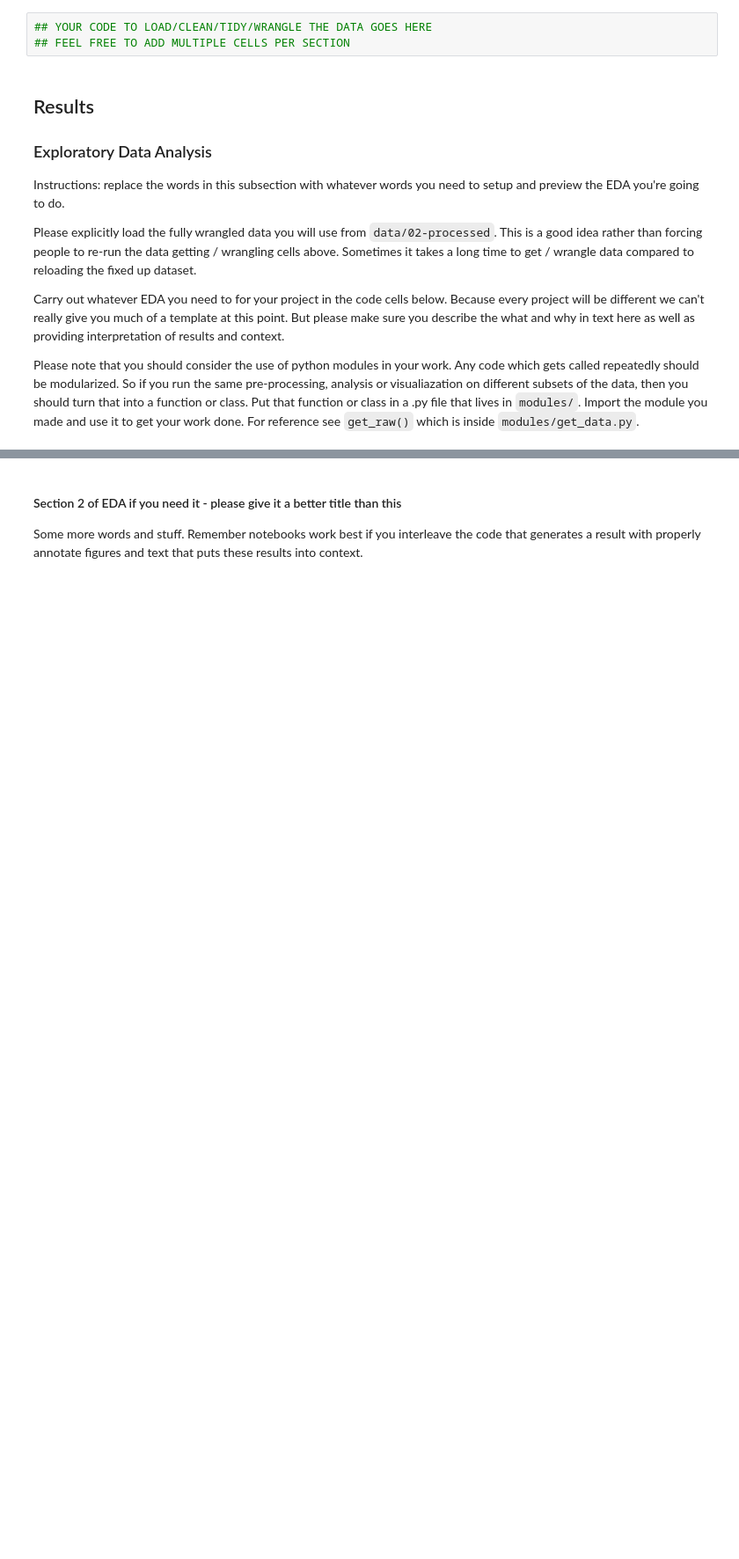
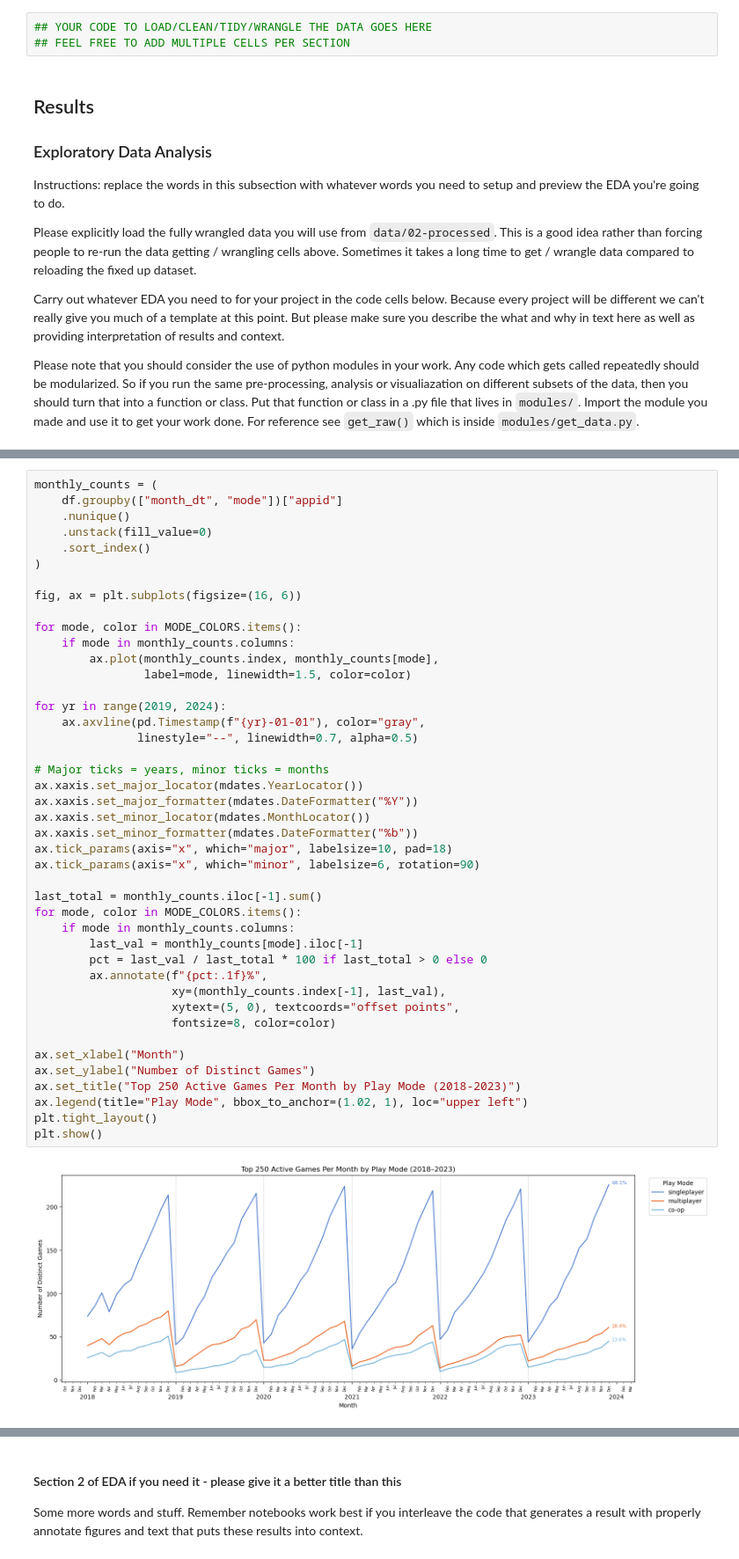
Before and after one commit to COGS108/Group038_WI26, a Jupyter notebook: 02-EDACheckpoint.ipynb, the cells around one changed output, grey strips where cells are left out. Shown at 88% size. Cells and saved outputs as stored; diff of their text form; blank space fills up the shorter version.

```diff
--- a/02-EDACheckpoint.ipynb
+++ b/02-EDACheckpoint.ipynb
@@ -122,0 +235,45 @@ Some more words and stuff.  Remember notebooks work best if you interleave the c
+# %%
+monthly_counts = (
+    df.groupby(["month_dt", "mode"])["appid"]
+    .nunique()
+    .unstack(fill_value=0)
+    .sort_index()
+)
+
+fig, ax = plt.subplots(figsize=(16, 6))
+
+for mode, color in MODE_COLORS.items():
+    if mode in monthly_counts.columns:
+        ax.plot(monthly_counts.index, monthly_counts[mode],
+                label=mode, linewidth=1.5, color=color)
+
+for yr in range(2019, 2024):
+    ax.axvline(pd.Timestamp(f"{yr}-01-01"), color="gray",
+               linestyle="--", linewidth=0.7, alpha=0.5)
+
+# Major ticks = years, minor ticks = months
+ax.xaxis.set_major_locator(mdates.YearLocator())
+ax.xaxis.set_major_formatter(mdates.DateFormatter("%Y"))
+ax.xaxis.set_minor_locator(mdates.MonthLocator())
+ax.xaxis.set_minor_formatter(mdates.DateFormatter("%b"))
+ax.tick_params(axis="x", which="major", labelsize=10, pad=18)
+ax.tick_params(axis="x", which="minor", labelsize=6, rotation=90)
+
+last_total = monthly_counts.iloc[-1].sum()
+for mode, color in MODE_COLORS.items():
+    if mode in monthly_counts.columns:
+        last_val = monthly_counts[mode].iloc[-1]
+        pct = last_val / last_total * 100 if last_total > 0 else 0
+        ax.annotate(f"{pct:.1f}%",
+                    xy=(monthly_counts.index[-1], last_val),
+                    xytext=(5, 0), textcoords="offset points",
+                    fontsize=8, color=color)
+
+ax.set_xlabel("Month")
+ax.set_ylabel("Number of Distinct Games")
+ax.set_title("Top 250 Active Games Per Month by Play Mode (2018-2023)")
+ax.legend(title="Play Mode", bbox_to_anchor=(1.02, 1), loc="upper left")
+plt.tight_layout()
+plt.show()
+# %% [output]
+[figure, added]
```
Also changed, not shown: parts of 14 cells of this notebook.
